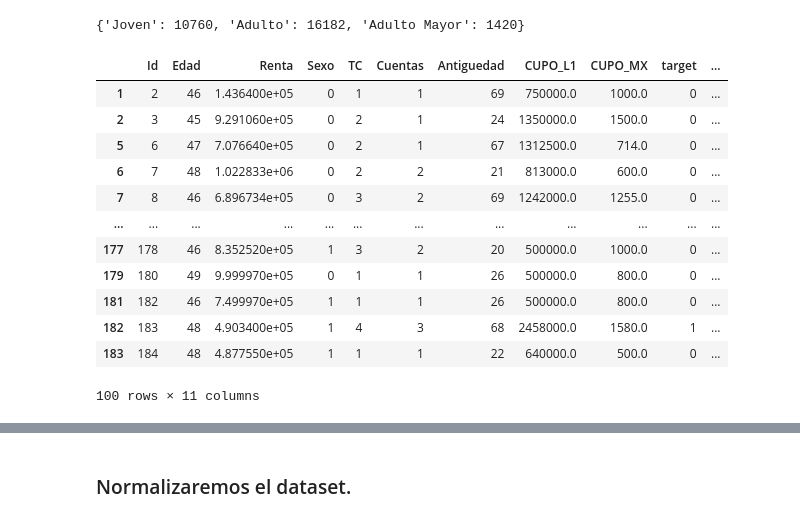
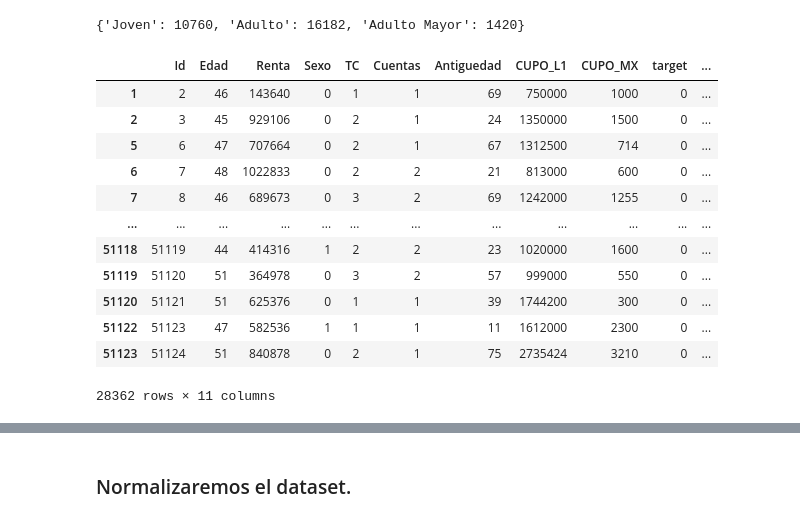
Before and after one commit to Adamiyevsty/MachineLearning, a Jupyter notebook: EV1 - Machine Learning.ipynb, the cells around one changed output, grey strips where cells are left out. Cells and saved outputs as stored; diff of their text form; code cells hidden in the pictures.

```diff
--- a/EV1 - Machine Learning.ipynb
+++ b/EV1 - Machine Learning.ipynb
@@ -1337,3 +1298,10 @@ for columna in df_filtrado.drop(df_filtrado[['target']], axis=1):
+# %%
+# Columnas faltantes para conversión
+conversion_col_faltantes = ['Renta', 'Sexo', 'CUPO_L1', 'CUPO_MX']
+# Aplicar la transformación a cada columna
+for columna in conversion_col_faltantes:
+    # Redondear y convertir a int64
+    df_filtrado[columna] = np.round(df_filtrado[columna]).astype('int64')
 # %%
 df_filtrado.info()
 # %% [output]
@@ -1449,18 +1417,19 @@ print(conteos_rangos_edad)
 # %% [output]
 {'Joven': 10760, 'Adulto': 16182, 'Adulto Mayor': 1420}
 # %%
-df_filtrado_v2.head(100)
+df_filtrado_v2.drop(columns=['Unnamed: 0'], errors='ignore', inplace=True)
+df_filtrado_v2
 # %% [output]
 |  | Id | Edad | Renta | Sexo | TC | Cuentas | Antiguedad | CUPO_L1 | CUPO_MX | target | ... |
-| 1 | 2 | 46 | 1.436400e+05 | 0 | 1 | 1 | 69 | 750000.0 | 1000.0 | 0 | ... |
-| 2 | 3 | 45 | 9.291060e+05 | 0 | 2 | 1 | 24 | 1350000.0 | 1500.0 | 0 | ... |
-| 5 | 6 | 47 | 7.076640e+05 | 0 | 2 | 1 | 67 | 1312500.0 | 714.0 | 0 | ... |
-| 6 | 7 | 48 | 1.022833e+06 | 0 | 2 | 2 | 21 | 813000.0 | 600.0 | 0 | ... |
-| 7 | 8 | 46 | 6.896734e+05 | 0 | 3 | 2 | 69 | 1242000.0 | 1255.0 | 0 | ... |
+| 1 | 2 | 46 | 143640 | 0 | 1 | 1 | 69 | 750000 | 1000 | 0 | ... |
+| 2 | 3 | 45 | 929106 | 0 | 2 | 1 | 24 | 1350000 | 1500 | 0 | ... |
+| 5 | 6 | 47 | 707664 | 0 | 2 | 1 | 67 | 1312500 | 714 | 0 | ... |
+| 6 | 7 | 48 | 1022833 | 0 | 2 | 2 | 21 | 813000 | 600 | 0 | ... |
+| 7 | 8 | 46 | 689673 | 0 | 3 | 2 | 69 | 1242000 | 1255 | 0 | ... |
 | ... | ... | ... | ... | ... | ... | ... | ... | ... | ... | ... | ... |
-| 177 | 178 | 46 | 8.352520e+05 | 1 | 3 | 2 | 20 | 500000.0 | 1000.0 | 0 | ... |
-| 179 | 180 | 49 | 9.999970e+05 | 0 | 1 | 1 | 26 | 500000.0 | 800.0 | 0 | ... |
-| 181 | 182 | 46 | 7.499970e+05 | 1 | 1 | 1 | 26 | 500000.0 | 800.0 | 0 | ... |
-| 182 | 183 | 48 | 4.903400e+05 | 1 | 4 | 3 | 68 | 2458000.0 | 1580.0 | 1 | ... |
-| 183 | 184 | 48 | 4.877550e+05 | 1 | 1 | 1 | 22 | 640000.0 | 500.0 | 0 | ... |
+| 51118 | 51119 | 44 | 414316 | 1 | 2 | 2 | 23 | 1020000 | 1600 | 0 | ... |
+| 51119 | 51120 | 51 | 364978 | 0 | 3 | 2 | 57 | 999000 | 550 | 0 | ... |
+| 51120 | 51121 | 51 | 625376 | 0 | 1 | 1 | 39 | 1744200 | 300 | 0 | ... |
+| 51122 | 51123 | 47 | 582536 | 1 | 1 | 1 | 11 | 1612000 | 2300 | 0 | ... |
+| 51123 | 51124 | 51 | 840878 | 0 | 2 | 1 | 75 | 2735424 | 3210 | 0 | ... |
-100 rows × 11 columns
+28362 rows × 11 columns
```
Also changed, not shown: parts of 17 cells of this notebook.
